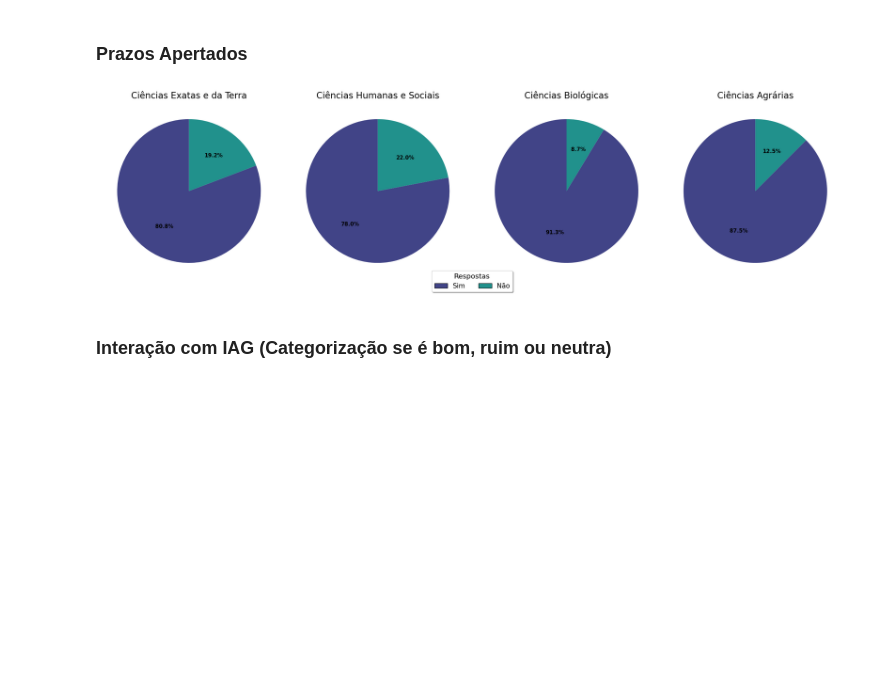
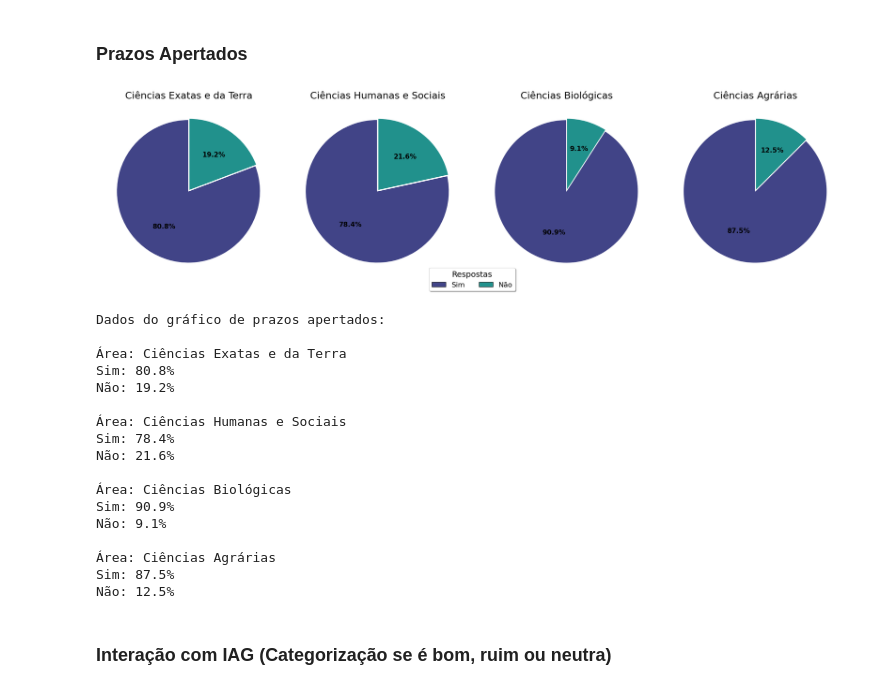
Before and after one commit to MariaLuiseB/Analise-TCC, a Jupyter notebook: areas_estudo_analises.ipynb, the cells around one changed output. Cells and saved outputs as stored; diff of their text form; code cells hidden in the pictures; blank space fills up the shorter version.

```diff
--- a/areas_estudo_analises.ipynb
+++ b/areas_estudo_analises.ipynb
@@ -291,4 +348,11 @@ fig.legend(
 
 plt.tight_layout()
 plt.show()
+
+# imprimir os dados do gráfico
+print("\nDados do gráfico de pizza:")
+for area, tipo, percentual in zip(df_grouped_instituicao['Área de Estudo Agrupada'], df_grouped_instituicao['A instituição em que você estuda é pública ou particular?'], df_grouped_instituicao['Percentual']):
+    print(f"{area} - {tipo}: {percentual:.1f}%")
+# Salvar o gráfico
+fig.savefig('figuras/grafico_instituicao_areas_estudo.png', bbox_inches='tight', dpi=300)
 # %% [output]
@@ -296,6 +368,7 @@ plt.show()
 # %% [markdown]
 ### Cursos
 # %%
+
 # Obter os cursos únicos do DataFrame
 cursos_unicos = df['A qual curso você pertence?'].unique()
 
@@ -351,7 +424,7 @@ for i, area in enumerate(areas_unicas):
         colors=cores,
         explode=(0.01,) * len(cursos_count)
     )
-    axs[i].set_title(f'{area}', fontsize=15)
+    axs[i].set_title(f'{area}', fontsize=20)
 
 # Criar a legenda global com os cursos ordenados (apenas o nome do curso)
 legend_elements = [Patch(facecolor=global_colors[curso], label=curso) for curso in cursos_ordenados]
@@ -408,6 +481,15 @@ Porcentagem de cada curso:
 ### Semestre
 # %%
 import re
+
+# Agrupar os dados por 'Área de Estudo Agrupada' e 'Em qual semestre você está?'
+df_grouped_semestre = df.groupby(['Área de Estudo Agrupada', 'Em qual semestre você está?']).size().reset_index(name='Contagem')
+
+# Calcular o total de respostas por área de estudo
+df_grouped_semestre['Total_Area'] = df_grouped_semestre.groupby('Área de Estudo Agrupada')['Contagem'].transform('sum')
+
+# Calcular a porcentagem de cada semestre dentro de cada área de estudo
+df_grouped_semestre['Percentual'] = (df_grouped_semestre['Contagem'] / df_grouped_semestre['Total_Area']) * 100
 
 # Obter os semestres únicos
 semestres_unicos = df_grouped_semestre['Em qual semestre você está?'].unique()
@@ -972,6 +1188,11 @@ for area in areas_estudo:
     # Imprimir a contagem para referência
     print(f"\nContagem de ferramentas para {area}:")
     print(contagem_ferramentas)
+
+    # porcentagens:
+    print(f"\nPorcentagem de ferramentas para {area}:")
+    for ferramenta, porcentagem in zip(ferramentas_filtradas, porcentagens_filtradas):
+        print(f"{ferramenta}: {porcentagem:.1f}%")
 # %% [output]
 [figure]
 Contagem de ferramentas para Ciências Exatas e da Terra:
@@ -1010,38 +1268,66 @@ for ax, area in zip(axes, areas_estudo):
     if respostas_prazos.empty:
         ax.axis('off')
         continue
 
     wedges, texts, autotexts = ax.pie(
         respostas_prazos,
         autopct='%1.1f%%',
         startangle=90,
         colors=cores[:len(respostas_prazos)],
-        textprops={'fontsize': 12, 'fontweight': 'bold'},
+        textprops={'fontsize': 15, 'fontweight': 'bold'},
+        explode=(0.01,) * len(respostas_prazos),
+        wedgeprops={'edgecolor': 'white'}
     )
 
-    ax.set_title(f'{area}', fontsize=20)
+    ax.set_title(f'{area}', fontsize=22)
 
 # Criar legenda global
 legend_elements = [
     Patch(facecolor=cores[i], label=respostas_prazos.index[i], edgecolor='black')
     for i in range(len(respostas_prazos))
 ]
 fig.legend(
     handles=legend_elements,
     title='Respostas',
     loc='lower center',
     bbox_to_anchor=(0.5, -0.05),
     ncol=2,
     fancybox=True,
     shadow=True,
-    fontsize=15,
-    title_fontsize=16
+    fontsize=16,
+    title_fontsize=18
 )
 
 plt.tight_layout()
 plt.show()
+
+# imprimir os dados do gráfico
+print("\nDados do gráfico de prazos apertados:")
+for area in areas_estudo:
+    df_area = df[df[coluna_area] == area]
+    respostas_prazos = df_area[coluna_prazos_apertados].value_counts(normalize=True) * 100
+    print(f"\nÁrea: {area}")
+    for resposta, porcentagem in respostas_prazos.items():
+        print(f"{resposta}: {porcentagem:.1f}%")
 # %% [output]
-[figure, old version]
+[figure, new version]
+Dados do gráfico de prazos apertados:
+
+Área: Ciências Exatas e da Terra
+Sim: 80.8%
+Não: 19.2%
+
+Área: Ciências Humanas e Sociais
+Sim: 78.4%
+Não: 21.6%
+
+Área: Ciências Biológicas
+Sim: 90.9%
+Não: 9.1%
+
+Área: Ciências Agrárias
+Sim: 87.5%
+Não: 12.5%
 # %% [markdown]
 ### Interação com IAG (Categorização se é bom, ruim ou neutra)
 # %%
```
Also changed, not shown: parts of 22 cells of this notebook, 3 other files.
